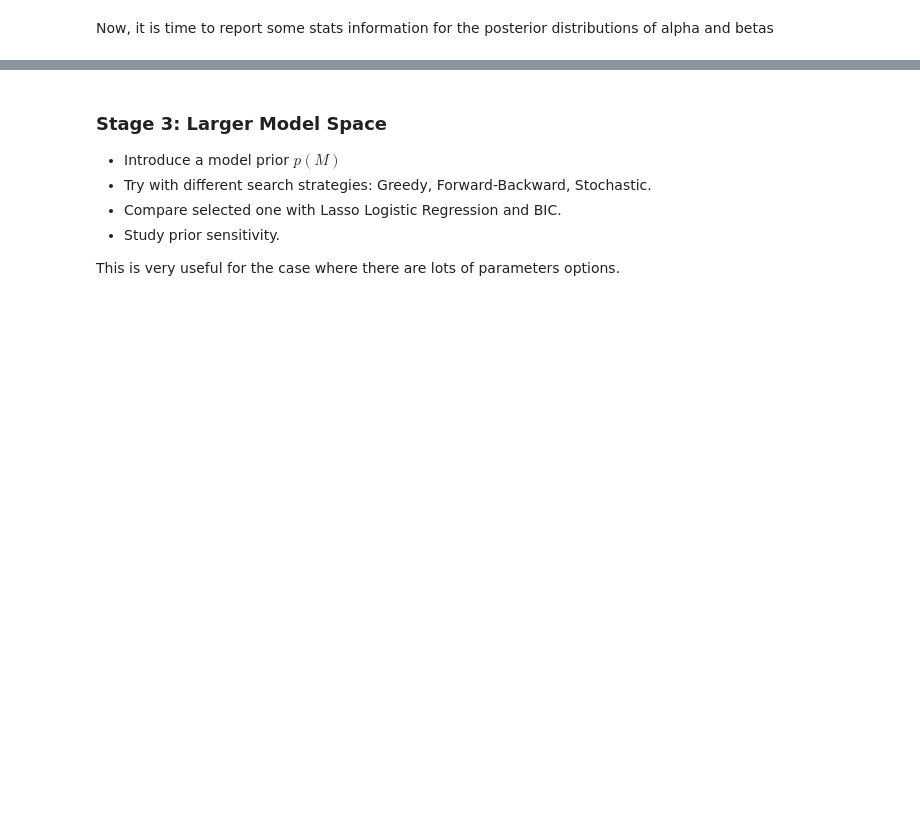
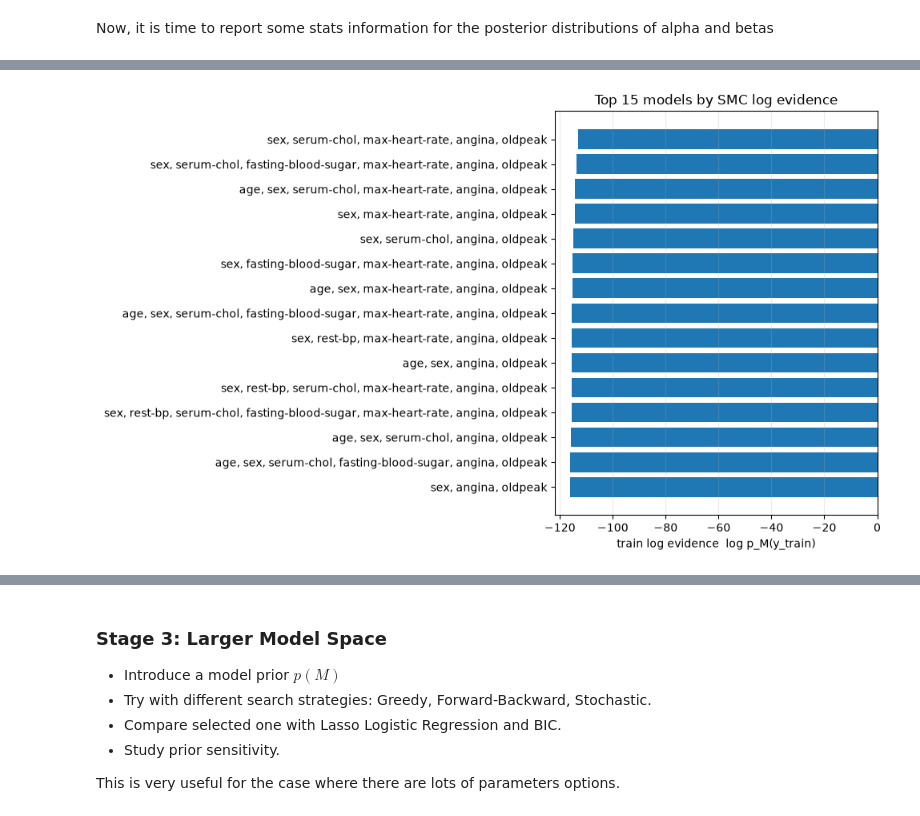
Before and after one commit to saobangmath/MiniProject-PhD-, a Jupyter notebook: MCMC/model-selection.ipynb, the cells around one changed output, grey strips where cells are left out. Drawn from its saved outputs; the diff is of its cells as text; code cells hidden in the pictures; blank space fills up the shorter version.

```diff
--- a/MCMC/model-selection.ipynb
+++ b/MCMC/model-selection.ipynb
@@ -441,0 +649,91 @@ Repeat same thing with stage 1
+# %%
+import matplotlib.pyplot as plt
+
+report_cols = [
+    "rank",
+    "mask",
+    "variables",
+    "n_predictors",
+    "dimension",
+    "log_evidence",
+    "evidence_gap",
+    "test_accuracy",
+    "test_roc_auc",
+    "test_brier",
+    "test_log_loss",
+    "test_log_score",
+]
+
+print("Stage 2 comparison table (all 256 models, ranked by log evidence)")
+stage2_report = stage2_df[report_cols].copy()
+display(stage2_report.head(30))
+
+# compact top-10 markdown-style table
+print("\nTop 10 models")
+print(
+    stage2_report.head(10).to_string(
+        index=False,
+        float_format=lambda x: f"{x: .4f}",
+    )
+)
+
+# highlight: best evidence vs best test AUC vs full model
+best_ev = stage2_df.iloc[0]
+best_auc = stage2_df.sort_values("test_roc_auc", ascending=False).iloc[0]
+best_acc = stage2_df.sort_values("test_accuracy", ascending=False).iloc[0]
+full = stage2_df.loc[stage2_df["mask"] == (N_MODELS - 1)].iloc[0]
+
+summary = pd.DataFrame(
+    [
+        {
+            "selection": "best log evidence",
+            "mask": int(best_ev["mask"]),
+            "variables": best_ev["variables"],
+            "log_evidence": best_ev["log_evidence"],
+            "test_accuracy": best_ev["test_accuracy"],
+            "test_roc_auc": best_ev["test_roc_auc"],
+            "test_brier": best_ev["test_brier"],
+        },
+        {
+            "selection": "best test ROC-AUC",
+            "mask": int(best_auc["mask"]),
+            "variables": best_auc["variables"],
+            "log_evidence": best_auc["log_evidence"],
+            "test_accuracy": best_auc["test_accuracy"],
+            "test_roc_auc": best_auc["test_roc_auc"],
+            "test_brier": best_auc["test_brier"],
+        },
+        {
+            "selection": "best test accuracy",
+            "mask": int(best_acc["mask"]),
+            "variables": best_acc["variables"],
+            "log_evidence": best_acc["log_evidence"],
+            "test_accuracy": best_acc["test_accuracy"],
+            "test_roc_auc": best_acc["test_roc_auc"],
+            "test_brier": best_acc["test_brier"],
+        },
+        {
+            "selection": "full 8-predictor model",
+            "mask": int(full["mask"]),
+            "variables": full["variables"],
+            "log_evidence": full["log_evidence"],
+            "test_accuracy": full["test_accuracy"],
+            "test_roc_auc": full["test_roc_auc"],
+            "test_brier": full["test_brier"],
+        },
+    ]
+)
+
+print("\nSelected-model comparison")
+
+top_k = stage2_df.head(15)
+fig, ax = plt.subplots(figsize=(10, 6))
+ax.barh(top_k["variables"][::-1], top_k["log_evidence"][::-1])
+ax.set_xlabel("train log evidence  log p_M(y_train)")
+ax.set_title("Top 15 models by SMC log evidence")
+ax.grid(axis="x", alpha=0.25)
+plt.tight_layout()
+plt.show()
+
+summary
+# %% [output]
@@ -441,0 +772 @@ Repeat same thing with stage 1
+[figure, added]
```
Also changed, not shown: parts of 14 cells of this notebook, 1 other file.
